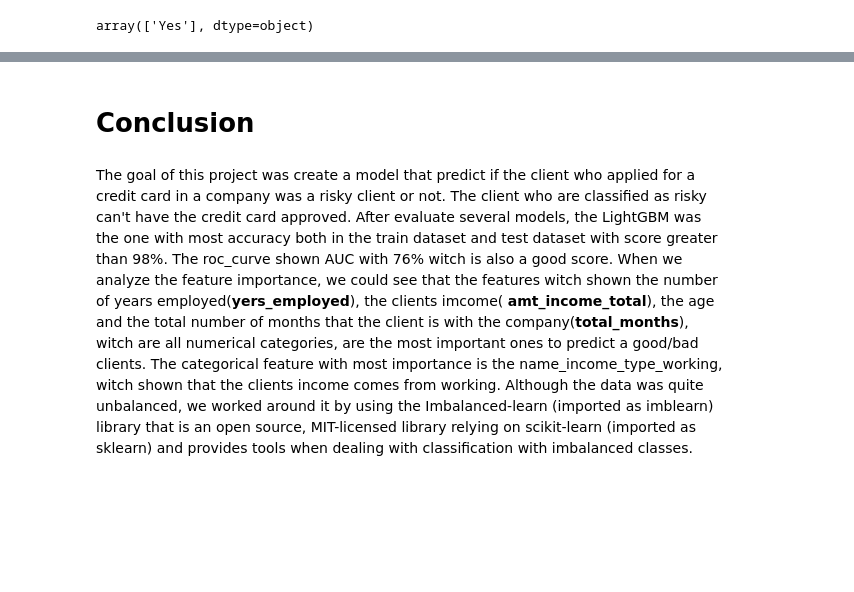
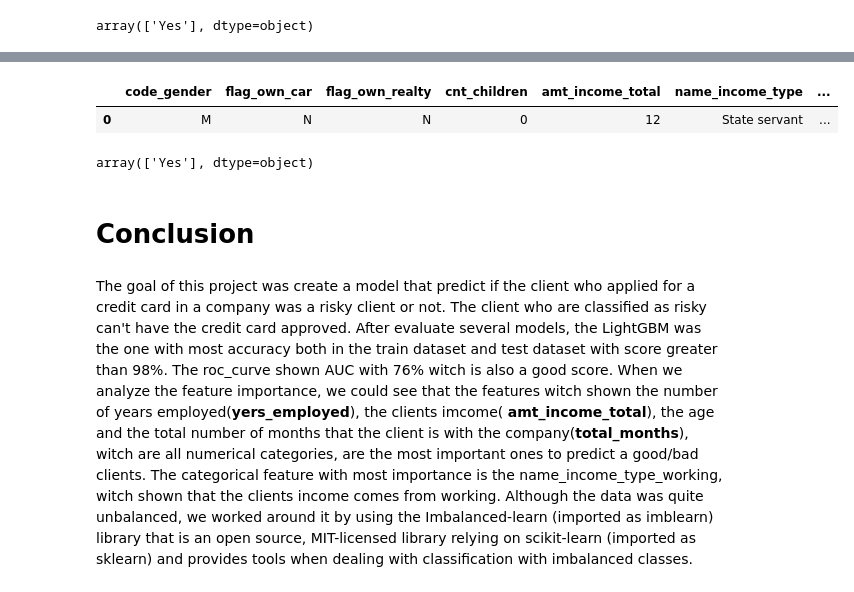
Before and after one commit to kston/credit_card_approval_prediction, a Jupyter notebook: ml/Credit_Card_Approval_Prediction.ipynb, the cells around one changed output, grey strips where cells are left out. Saved outputs shown, nothing was run; the diff lists cells and outputs as text; code cells hidden in the pictures; blank space fills up the shorter version.

```diff
--- a/ml/Credit_Card_Approval_Prediction.ipynb
+++ b/ml/Credit_Card_Approval_Prediction.ipynb
@@ -1392,3 +1435,19 @@ array(['Yes'], dtype=object)
+# %%
+#Load datas and merge
+path_vendo = "../results.csv"
+
+
+# main dataset
+df_vendo= pd.read_csv(path_vendo)
+# %%
+df_vendo
+# %% [output]
+|  | code_gender | flag_own_car | flag_own_realty | cnt_children | amt_income_total | name_income_type | ... |
+| 0 | M | N | N | 0 | 12 | State servant | ... |
+# %%
+loaded_model.predict(df_a.transpose())
+# %% [output]
+array(['Yes'], dtype=object)
 # %% [markdown]
 # Conclusion
 # %% [markdown]
```
Also changed, not shown: parts of 12 cells of this notebook, 4 other files.
